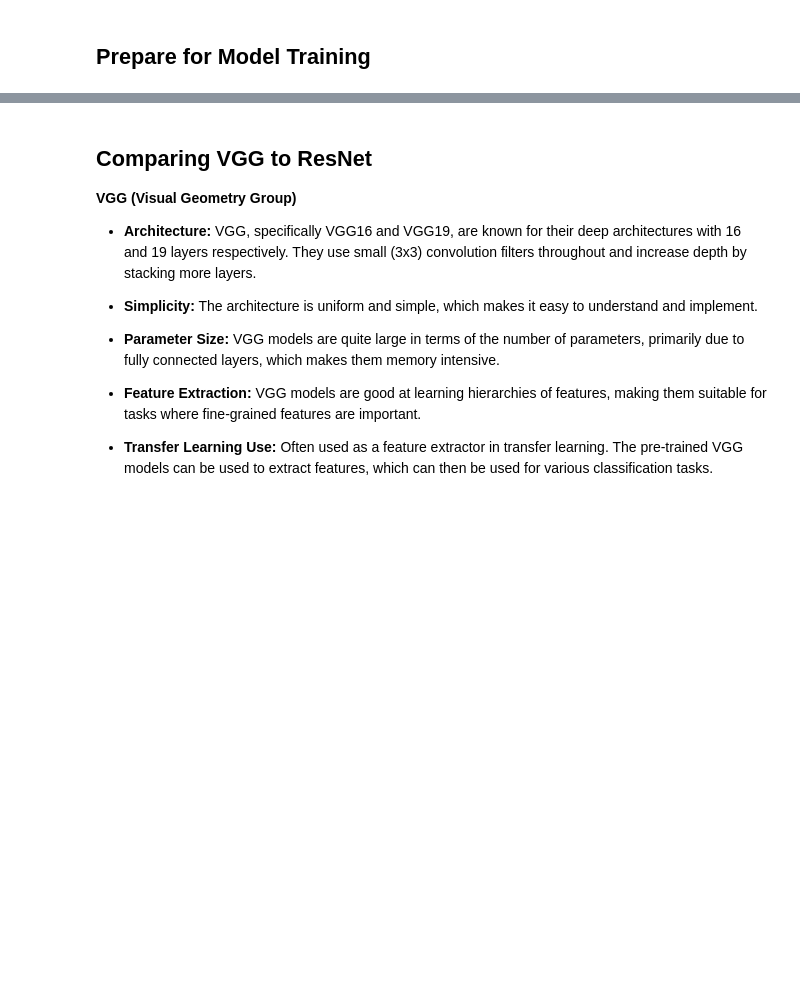
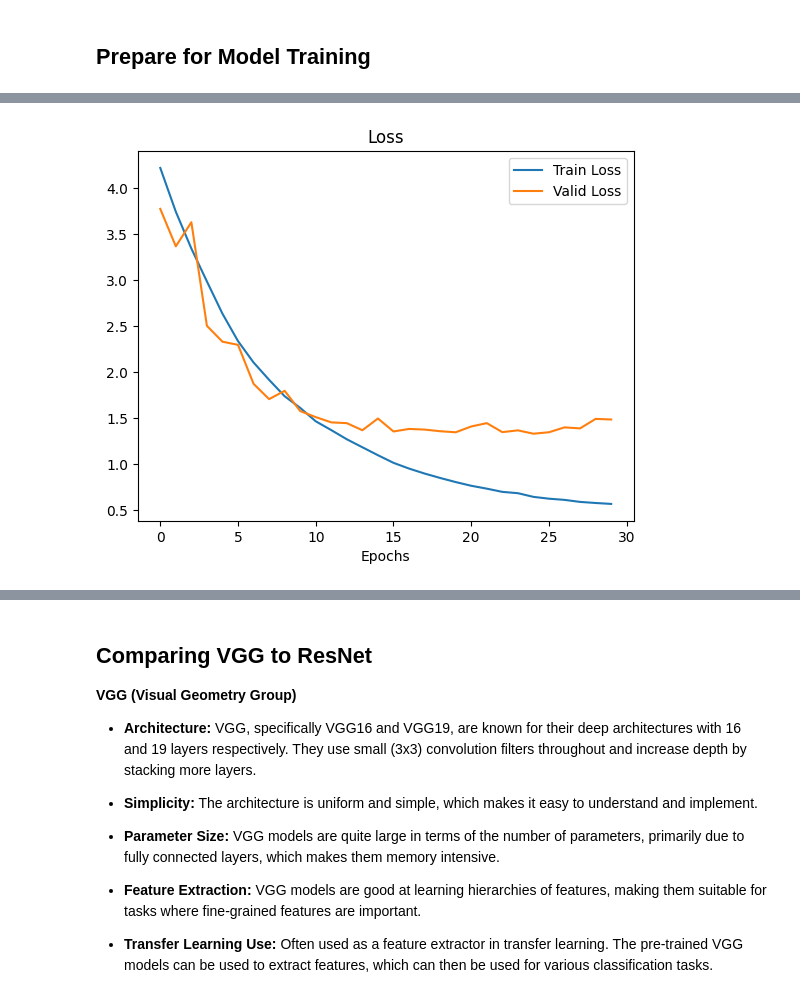
Before and after one commit to ronald-hk-chung/ssnotebook, a Jupyter notebook: computer_vision/resnet_cifar100.ipynb, the cells around one changed output, grey strips where cells are left out. Cells and saved outputs as stored; diff of their text form; code cells hidden in the pictures; blank space fills up the shorter version.

```diff
--- a/computer_vision/resnet_cifar100.ipynb
+++ b/computer_vision/resnet_cifar100.ipynb
@@ -478,4 +478,8 @@ valid_metric: {'accuracy': 0.608, 'top_5_accuracy': 0.857, 'accuracy_super': 0.7
 ----------------------------------------------------------------------------------------------------
+# %%
+learner.plot_loss_curve()
+# %% [output]
+[figure, added]
 # %% [markdown]
 ## Cifar-100 Leaderboard
 
```
Also changed, not shown: parts of 9 cells of this notebook.
